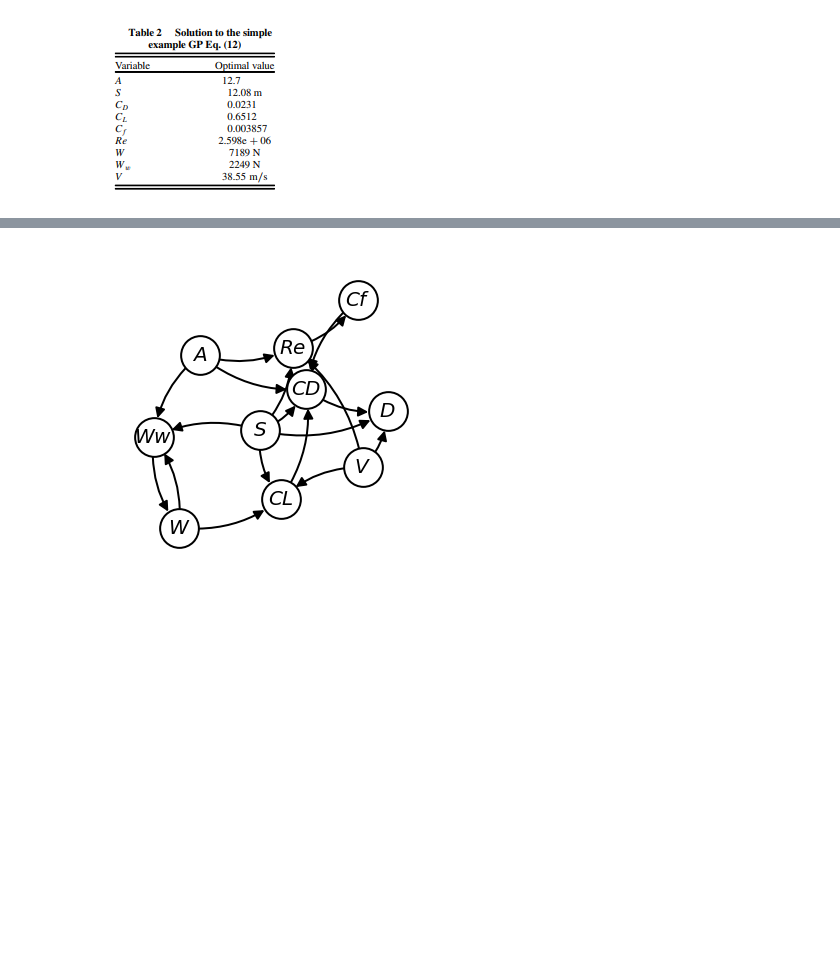
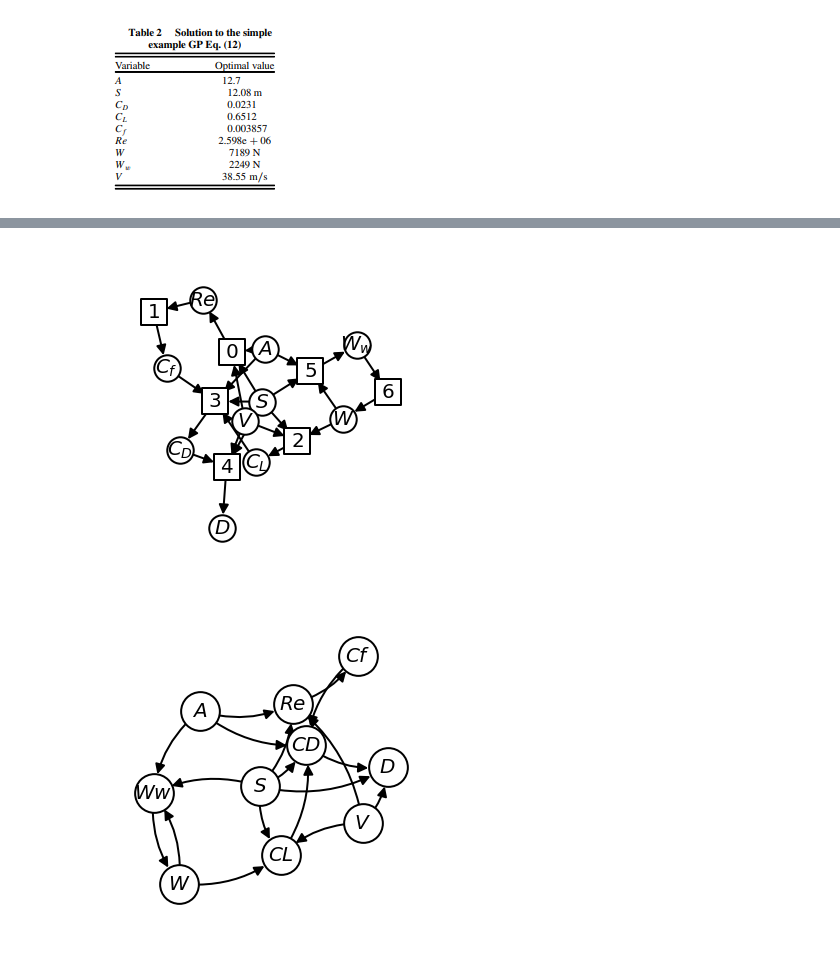
Before and after one commit to norheim/minimdo, a Jupyter notebook: applications/aero/app_miniac.ipynb, the cells around one changed output, grey strips where cells are left out. Saved outputs shown, nothing was run; the diff lists cells and outputs as text; code cells hidden in the pictures; blank space fills up the shorter version.

```diff
--- a/applications/satellite/app_miniac.ipynb
+++ b/applications/aero/app_miniac.ipynb
@@ -111,3 +172,10 @@ f7 = (CL, 2*W/(rho*V**2*S))
+# %%
+nodetyperepr = {VAR: '{}', COMP: '{}', SOLVER: 'P_{}'}
+G = flat_graph_formulation(*edges_nopar, nodetyperepr=nodetyperepr)
+# %%
+draw_graph_graphical_props(G, prog='neato', figsize=(6,6));
+# %% [output]
+[figure, added]
 # %%
 eq_list = [f1,f2,f3,f4,f5,f6,f7]
 eqs = idx_eqlist(eq_list)
```
Also changed, not shown: parts of 28 cells of this notebook, 26 other files.
